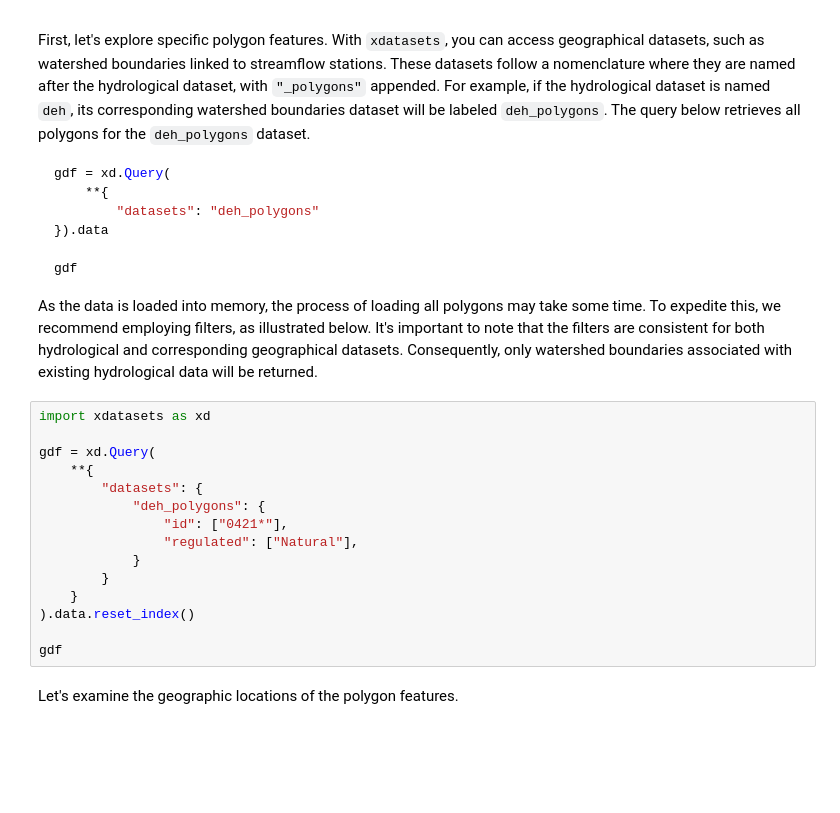
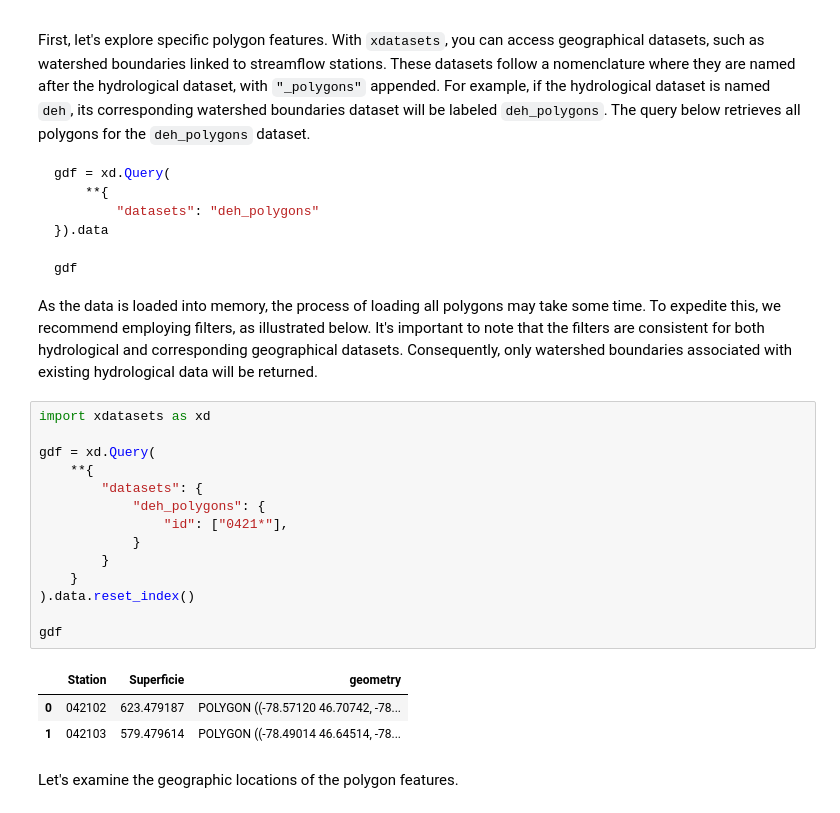
Before and after one commit to hydrologie/xdatasets, a Jupyter notebook: docs/notebooks/getting_started.ipynb, the cells around one changed output. Saved outputs shown, nothing was run; the diff lists cells and outputs as text; blank space fills up the shorter version.

```diff
--- a/docs/notebooks/getting_started.ipynb
+++ b/docs/notebooks/getting_started.ipynb
@@ -159,18 +163,21 @@ As the data is loaded into memory, the process of loading all polygons may take
 # %%
 import xdatasets as xd
 
 gdf = xd.Query(
     **{
         "datasets": {
             "deh_polygons": {
                 "id": ["0421*"],
-                "regulated": ["Natural"],
             }
         }
     }
 ).data.reset_index()
 
 gdf
+# %% [output]
+|  | Station | Superficie | geometry |
+| 0 | 042102 | 623.479187 | POLYGON ((-78.57120 46.70742, -78... |
+| 1 | 042103 | 579.479614 | POLYGON ((-78.49014 46.64514, -78... |
 # %% [markdown]
 Let's examine the geographic locations of the polygon features.
 # %%
```
Also changed, not shown: parts of 2 cells of this notebook.
